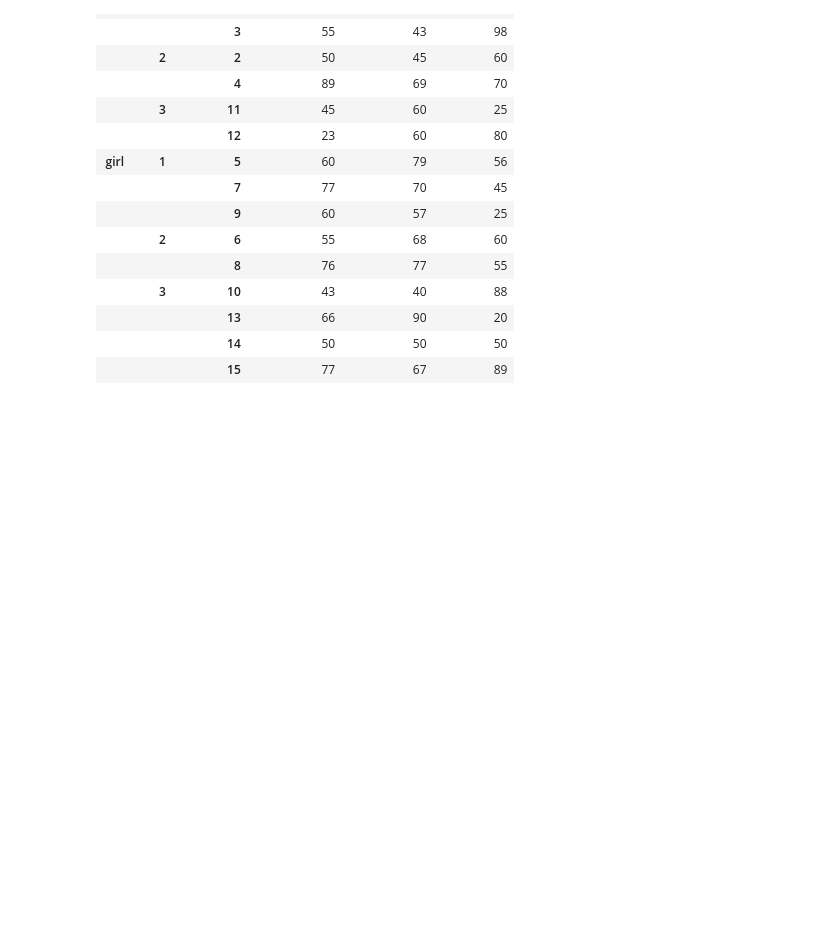
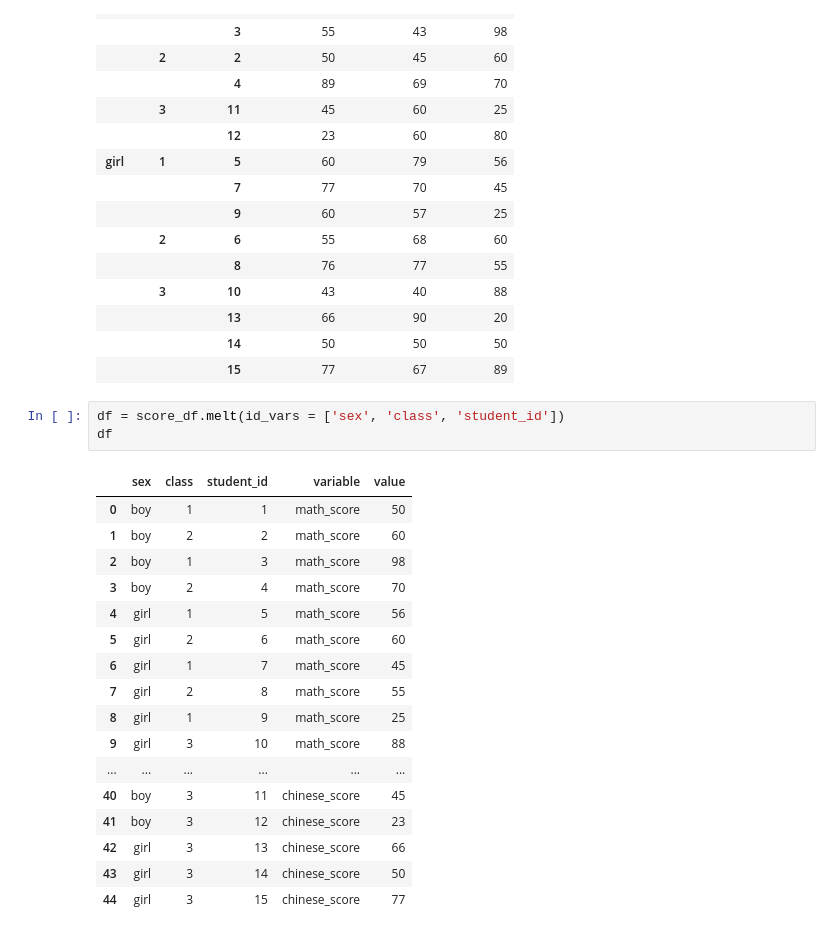
Before and after one commit to zhaoging/ML100Days, a Jupyter notebook: problems/D14_用pandas撰寫樞紐分析表/作業題目.ipynb, the cells around one changed output. Saved outputs shown, nothing was run; the diff lists cells and outputs as text; blank space fills up the shorter version.

```diff
--- a/problems/D14_用pandas撰寫樞紐分析表/作業題目.ipynb
+++ b/problems/D14_用pandas撰寫樞紐分析表/作業題目.ipynb
@@ -59,3 +79,24 @@ pd.DataFrame({'chinese_score': np.array(score_df['chinese_score']), 'english_sco
 |  |  | 13 | 66 | 90 | 20 |
 |  |  | 14 | 50 | 50 | 50 |
 |  |  | 15 | 77 | 67 | 89 |
+# %%
+df = score_df.melt(id_vars = ['sex', 'class', 'student_id'])
+df
+# %% [output]
+|  | sex | class | student_id | variable | value |
+| 0 | boy | 1 | 1 | math_score | 50 |
+| 1 | boy | 2 | 2 | math_score | 60 |
+| 2 | boy | 1 | 3 | math_score | 98 |
+| 3 | boy | 2 | 4 | math_score | 70 |
+| 4 | girl | 1 | 5 | math_score | 56 |
+| 5 | girl | 2 | 6 | math_score | 60 |
+| 6 | girl | 1 | 7 | math_score | 45 |
+| 7 | girl | 2 | 8 | math_score | 55 |
+| 8 | girl | 1 | 9 | math_score | 25 |
+| 9 | girl | 3 | 10 | math_score | 88 |
+| ... | ... | ... | ... | ... | ... |
+| 40 | boy | 3 | 11 | chinese_score | 45 |
+| 41 | boy | 3 | 12 | chinese_score | 23 |
+| 42 | girl | 3 | 13 | chinese_score | 66 |
+| 43 | girl | 3 | 14 | chinese_score | 50 |
+| 44 | girl | 3 | 15 | chinese_score | 77 |
```
Also changed, not shown: parts of 3 cells of this notebook.
